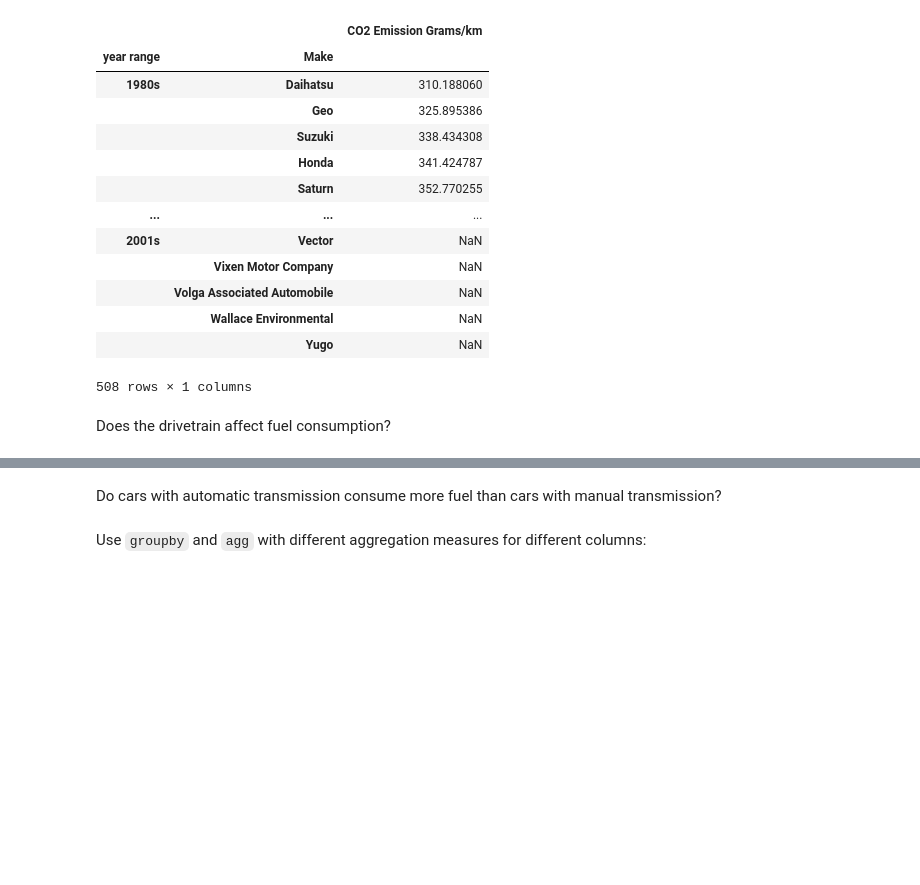
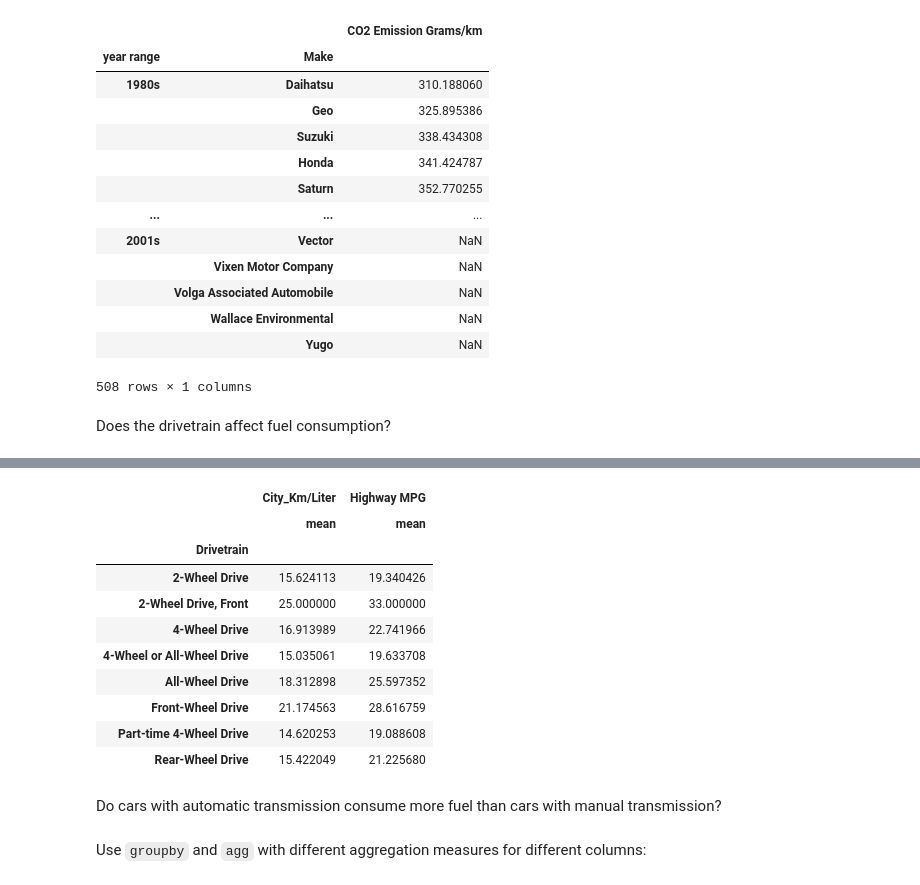
Before and after one commit to duodeng/IronDuo, a Jupyter notebook: Homework/01_20_Lab_Pandas_Grouping_Data_Vehicles.ipynb, the cells around one changed output, grey strips where cells are left out. Drawn from its saved outputs; the diff is of its cells as text; code cells hidden in the pictures; blank space fills up the shorter version.

```diff
--- a/Homework/01_20_Lab_Pandas_Grouping_Data_Vehicles.ipynb
+++ b/Homework/01_20_Lab_Pandas_Grouping_Data_Vehicles.ipynb
@@ -202,3 +167,17 @@ Does the drivetrain affect fuel consumption?
+# %%
+cars.groupby('Drivetrain').agg({'City_Km/Liter':['mean'],'Highway MPG':'mean'})
+# %% [output]
+|  | City_Km/Liter | Highway MPG |
+|  | mean | mean |
+| Drivetrain |  |  |
+| 2-Wheel Drive | 15.624113 | 19.340426 |
+| 2-Wheel Drive, Front | 25.000000 | 33.000000 |
+| 4-Wheel Drive | 16.913989 | 22.741966 |
+| 4-Wheel or All-Wheel Drive | 15.035061 | 19.633708 |
+| All-Wheel Drive | 18.312898 | 25.597352 |
+| Front-Wheel Drive | 21.174563 | 28.616759 |
+| Part-time 4-Wheel Drive | 14.620253 | 19.088608 |
+| Rear-Wheel Drive | 15.422049 | 21.225680 |
 # %% [markdown]
 Do cars with automatic transmission consume more fuel than cars with manual transmission?
 # %%
```
Also changed, not shown: parts of 10 cells of this notebook, 2 other files.
